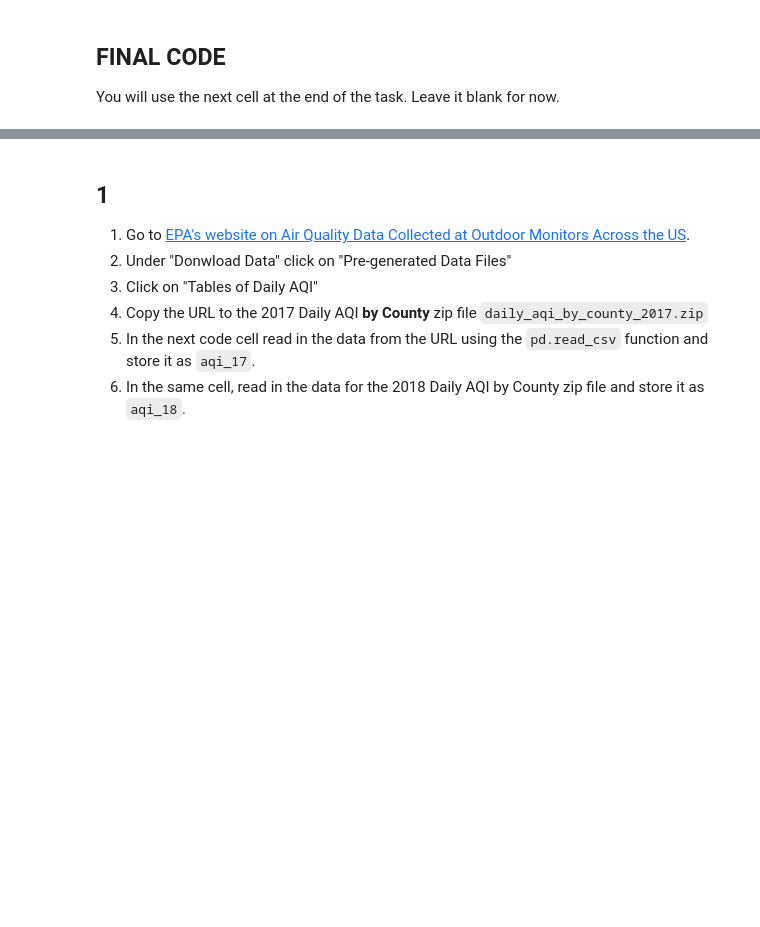
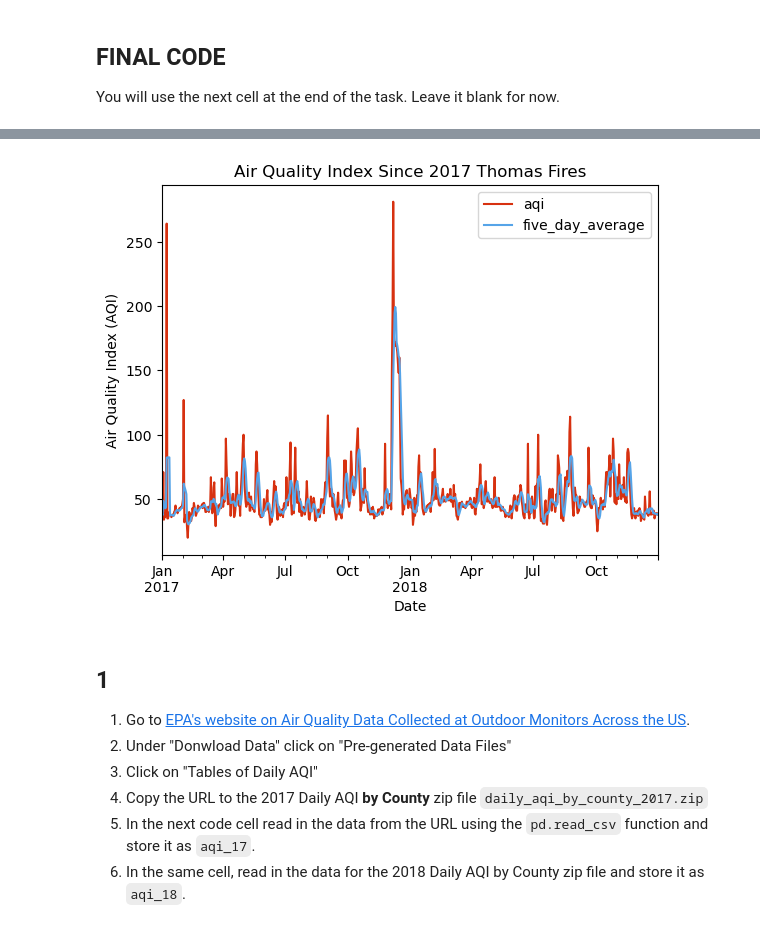
Before and after one commit to kateebeckerr/eds220-hwk-2, a Jupyter notebook: hwk2-task2-aqi.ipynb, the cells around one changed output, grey strips where cells are left out. Drawn from its saved outputs; the diff is of its cells as text; code cells hidden in the pictures; blank space fills up the shorter version.

```diff
--- a/hwk2-task2-aqi.ipynb
+++ b/hwk2-task2-aqi.ipynb
@@ -22,0 +21,81 @@ You will use the next cell at the end of the task. Leave it blank for now.
+# %%
+### ===== FINAL CODE =====
+
+#imported the required packages
+#import pandas as pd
+#import numpy as np
+
+#read in aqi 2017 data and stored it as aqi_2107
+#aqi_2017 = pd.read_csv('https://aqs.epa.gov/aqsweb/airdata/daily_aqi_by_county_2017.zip')
+#aqi_2017
+
+#read in aqi 2018 data and stored it as aqi_2018
+#aqi_2018 = pd.read_csv('https://aqs.epa.gov/aqsweb/airdata/daily_aqi_by_county_2018.zip')
+#aqi_2018
+
+# .head dispays the first 5 rows of each df
+#aqi_2018.head
+#aqi_2017.head
+
+#examines the types of each df, both are pd.dataframes
+#type(aqi_2017)
+#type(aqi_2018)
+
+#counts the number of missing (NA) values in each column of the aqi_2017 and aqi_2018 mdf
+#aqi_2017.isna().sum()
+#aqi_2018.isna().sum()
+
+#extracts a summary of each df including the total number of rows and columns
+#aqi_2017.info()
+#aqi_2018.info()
+
+#.shape returns the dimensions of each df including the number of rows and columns
+#aqi_2017.shape
+#aqi_2018.shape
+
+#combined the aqi2017 and aqi2018 df in which the indices are glued together and calls it aqi
+#aqi = pd.concat([aqi_2017, aqi_2018])
+
+#aqi.shape #checks dimensions to see if function worked
+
+# initial column names: notice caps and spaces (difficult to work with!)
+#print(aqi.columns, '\n')
+
+# re-assign the column names - .str.lower() makes them lower case
+#aqi.columns = aqi.columns.str.lower()
+#print(aqi.columns, '\n')
+
+#  re-assign the column names again - .str.replace(' ','_') replaces the space for _
+#aqi.columns = aqi.columns.str.replace(' ','_')
+#print(aqi.columns)
+
+#creates a new dataframe, aqi_sb, with data from county = santa barbara only by indexing in the county_name column for a "santa barbara" row
+#aqi_sb = aqi.loc[aqi.county_name == "Santa Barbara"]
+
+#aqi_sb.head #returns first five 5 rows of the df
+
+#drops state_name, county_name, state_code, and county_code columns from aqi_sb df
+#aqi_sb = aqi_sb.drop(columns = ['state_name', 'county_name', 'state_code', 'county_code']) #drops these columns from dataframe
+
+#aqi_sb.dtypes #checks datatypes of columns, the data column is an object but it should be a data time object
+
+#converts the date column in the aqi_sb df to datetime format
+#aqi_sb.date = pd.to_datetime(aqi_sb.date)
+
+#set date column as the index of the df
+#aqi_sb = aqi_sb.set_index('date')
+
+
+#creates a pd.Series, five_day_average, which calcualted a rolling or moving average of the data in the aqi_sb df over a 5 day window
+#five_day_average = aqi_sb.rolling('5D').mean()
+
+aqi_sb.plot(x = 'date',  #creates a line plot with date on the x axis
+        y =['aqi', 'five_day_average'], #plots aqi and five_day average on the same plot
+        title = 'Air Quality Index Since 2017 Thomas Fires', #creates a title
+        xlabel='Date', #creates an x label
+        ylabel='Air Quality Index (AQI)',  #creates the y label
+        color = {'aqi':'#d73110', #sets the colors of each line
+                 'five_day_average': '#56a4e8'
+                 }
+        )
+# %% [output]
@@ -23,3 +103,4 @@ You will use the next cell at the end of the task. Leave it blank for now.
+[figure, added]
 # %% [markdown]
 ## 1
 
```
Also changed, not shown: parts of 11 cells of this notebook, 1 other file.
